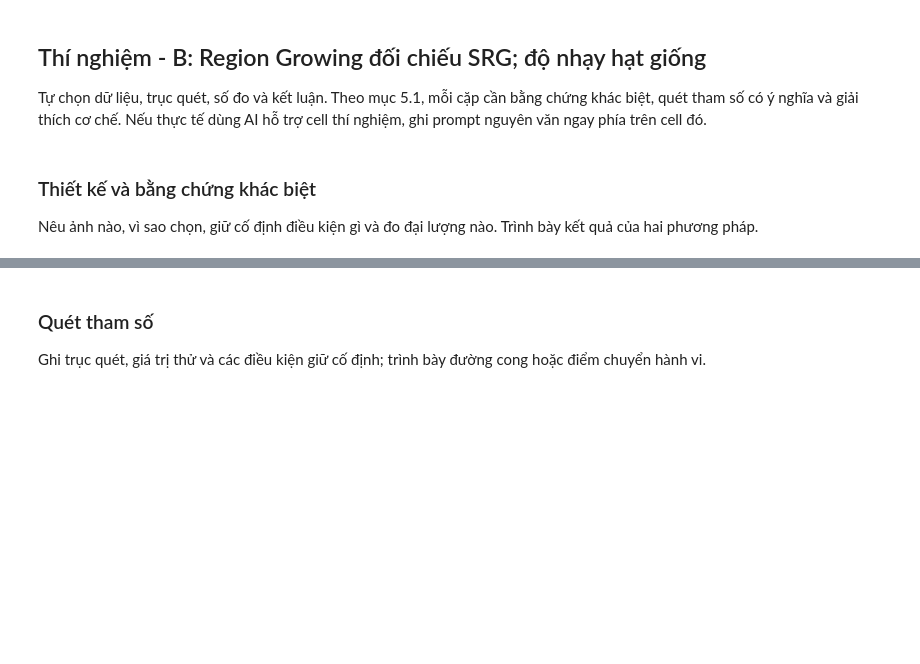
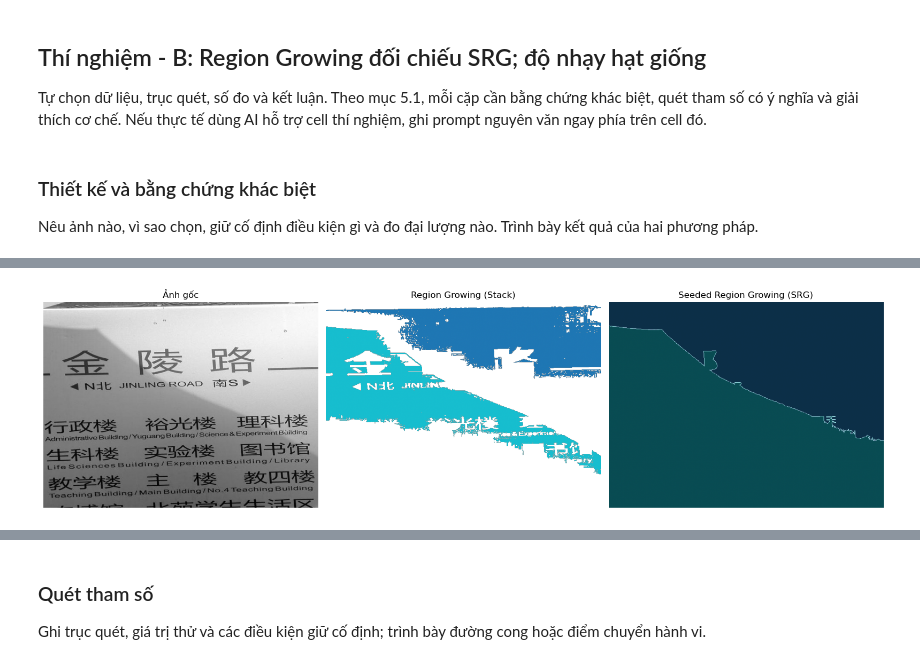
Before and after one commit to NguyenTanHiep07/xla-121036, a Jupyter notebook: bai_tap_2/lam_viec/bt2_sen.ipynb, the cells around one changed output, grey strips where cells are left out. Cells and saved outputs as stored; diff of their text form; code cells hidden in the pictures; blank space fills up the shorter version.

```diff
--- a/bai_tap_2/lam_viec/bt2_sen.ipynb
+++ b/bai_tap_2/lam_viec/bt2_sen.ipynb
@@ -927,2 +937,88 @@ Nêu ảnh nào, vì sao chọn, giữ cố định điều kiện gì và đo
 
 Nếu tự viết hoàn toàn, xóa cell mẫu này. Không dùng mẫu này để khai báo cho các cell cài đặt.
+# %%
+# So sánh Region Growing cổ điển và SRG trên cùng dữ liệu
+
+labels_classic = region_growing_classic(
+    test_img,
+    test_seeds,
+    T=T_test,
+    order="stack"
+)
+
+labels_srg, boundary_mask = srg(
+    test_img,
+    test_seeds,
+    connectivity=4,
+    stale="lazy",
+    tie="insertion"
+)
+
+# Thống kê số pixel được phân vùng
+classic_assigned = np.count_nonzero(labels_classic >= 0)
+srg_assigned = np.count_nonzero(labels_srg >= 0)
+
+classic_unassigned = np.count_nonzero(labels_classic < 0)
+srg_unassigned = np.count_nonzero(labels_srg < 0)
+
+print("=== KẾT QUẢ SO SÁNH ===")
+print("Ảnh đầu vào:", test_img.shape)
+print("Ngưỡng T:", T_test)
+print("Số hạt giống:", len(test_seeds))
+
+print("\nRegion Growing:")
+print("Pixel đã gán nhãn:", classic_assigned)
+print("Pixel chưa gán nhãn:", classic_unassigned)
+print("Số pixel mỗi vùng:",
+      {int(k): int(np.sum(labels_classic == k))
+       for k in np.unique(labels_classic) if k >= 0})
+
+print("\nSRG:")
+print("Pixel đã gán nhãn:", srg_assigned)
+print("Pixel chưa gán nhãn:", srg_unassigned)
+print("Số pixel mỗi vùng:",
+      {int(k): int(np.sum(labels_srg == k))
+       for k in np.unique(labels_srg)})
+print("Pixel biên:", np.count_nonzero(boundary_mask))
+
+# So sánh nhãn trên những pixel Region Growing đã phân vùng
+common_mask = labels_classic >= 0
+different_pixels = np.count_nonzero(
+    labels_classic[common_mask] != labels_srg[common_mask]
+)
+
+print("\nSố pixel khác nhãn trên vùng chung:", different_pixels)
+
+# Hiển thị kết quả
+fig, axes = plt.subplots(1, 3, figsize=(16, 5))
+
+axes[0].imshow(test_img, cmap="gray")
+axes[0].set_title("Ảnh gốc")
+
+axes[1].imshow(
+    np.ma.masked_less(labels_classic, 0),
+    cmap="tab10",
+    vmin=0,
+    vmax=len(test_seeds) - 1
+)
+axes[1].set_title("Region Growing (Stack)")
+
+axes[2].imshow(
+    labels_srg,
+    cmap="tab10",
+    vmin=0,
+    vmax=len(test_seeds) - 1
+)
+axes[2].imshow(
+    boundary_mask,
+    cmap="gray",
+    alpha=0.6
+)
+axes[2].set_title("Seeded Region Growing (SRG)")
+
+for ax in axes:
+    ax.axis("off")
+
+plt.tight_layout()
+plt.show()
+# %% [output]
@@ -929,2 +1042,3 @@ Nếu tự viết hoàn toàn, xóa cell mẫu này. Không dùng mẫu này đ
+[figure, added]
 # %% [markdown]
 **Nhận xét từ số liệu đã chạy:**
```
Also changed, not shown: parts of 35 cells of this notebook.
